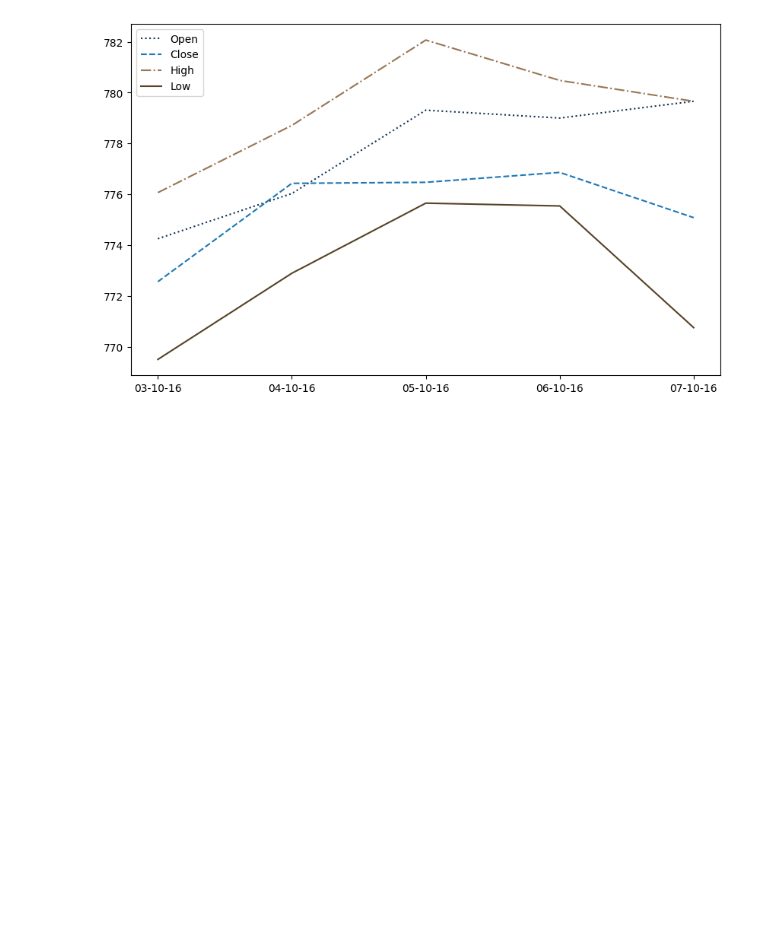
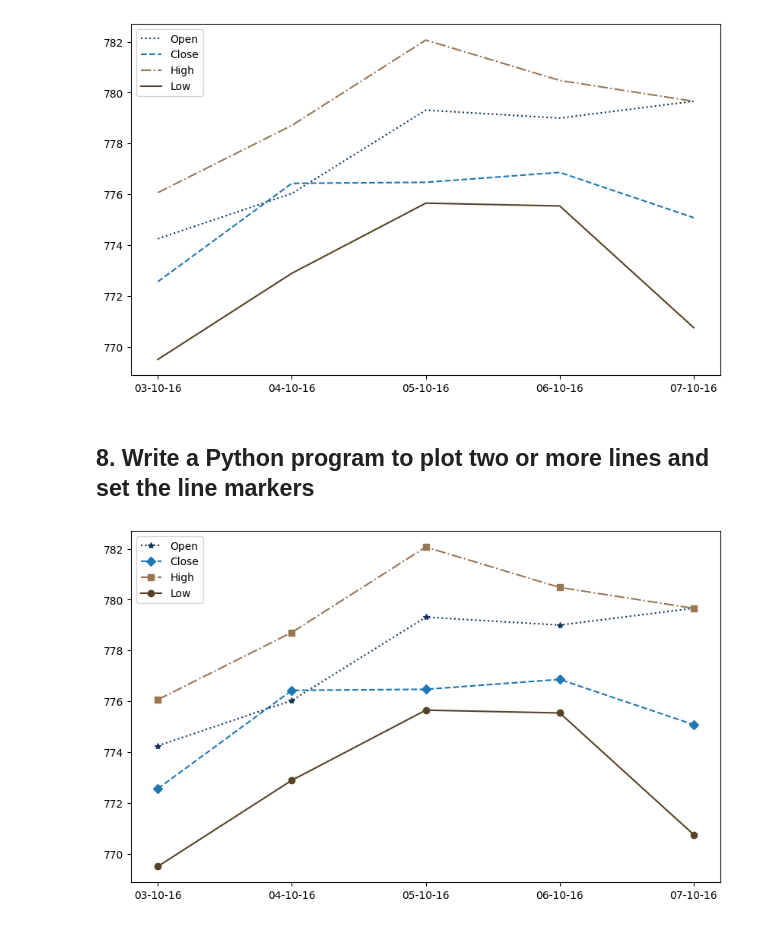
Before and after one commit to Deven5656/Python_Libraries, a Jupyter notebook: Matplotlib_line/line.ipynb, the cells around one changed output. Cells and saved outputs as stored; diff of their text form; code cells hidden in the pictures; blank space fills up the shorter version.

Commit message:
[Deven] Add :Python program to plot two or more lines and set the line markers.

```diff
--- a/Matplotlib_line/line.ipynb
+++ b/Matplotlib_line/line.ipynb
@@ -196,3 +196,24 @@ if __name__ == "__main__":
     main()
 # %% [output]
 [figure]
+# %% [markdown]
+## 8. Write a Python program to plot two or more lines and set the line markers
+# %%
+def main():
+
+    df=pd.read_csv('fdata.csv')
+
+    plt.figure(figsize=(10,6))
+
+    plt.plot(df['Date'],df['Open'],label='Open',c='#123456',ls=':',marker='*')
+    plt.plot(df['Date'],df['Close'],label='Close',ls="--",marker='D')
+    plt.plot(df['Date'],df['High'],label='High',c='#987654',ls='-.',marker='s')
+    plt.plot(df['Date'],df['Low'],label='Low',c='#564327',marker='o')
+
+    plt.legend()
+    plt.show()
+
+if __name__ == "__main__":
+    main()
+# %% [output]
+[figure, added]
```
